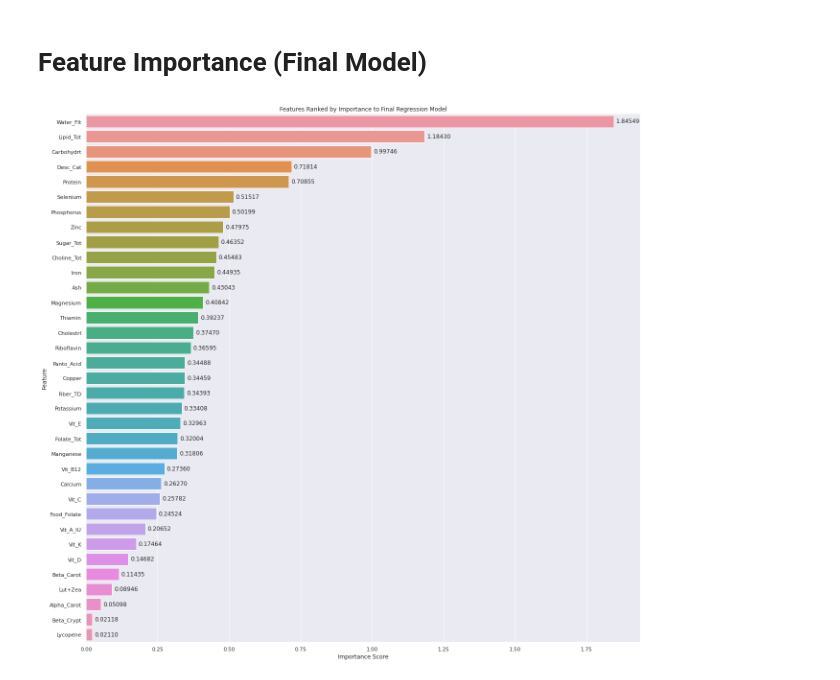
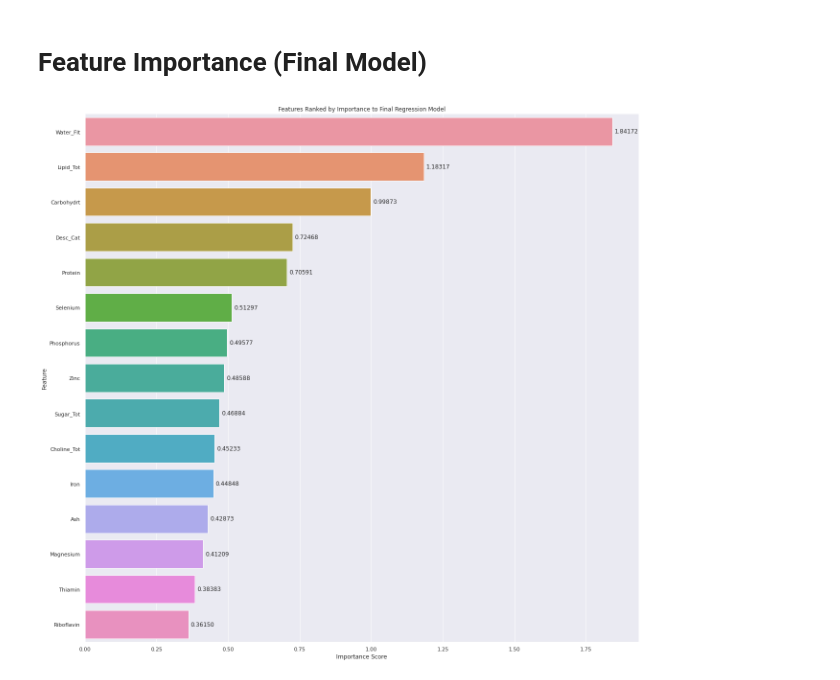
Before and after one commit to jbalda8/zotec_assessment, a Jupyter notebook: zotec_assessment.ipynb, the cells around one changed output. Cells and saved outputs as stored; diff of their text form; code cells hidden in the pictures.

```diff
--- a/zotec_assessment.ipynb
+++ b/zotec_assessment.ipynb
@@ -446 +510,7 @@ Decrease in negative log loss slows down around 10 and flattens around 15-20. I
+# %%
+# Get Data
+columns_chosen = columns_ordered[0:15]
+
+X_train = X_train[list(columns_chosen)]
+X_test = X_test[list(columns_chosen)]
 # %% [markdown]
@@ -530,32 +579,14 @@ params_set = {
-# %%
-from sklearn import preprocessing
-
-# Get labels for chosen columns (same as columns_chosen)
-labels = [col for col in X_train]
-
-LE = preprocessing.LabelEncoder()
-
-X_train['Desc_Cat'] = LE.fit_transform(X_train['Desc_Cat'])
-
-# Ravel train data
-y_train = np.ravel(y_train)
-
-# Use mutual information for feature importance
-fs = SelectKBest(score_func=mutual_info_regression, k='all')
-fs.fit(X_train, y_train)
-
-# Put importance scores into dataframe and order
-df_importance = pd.DataFrame({'labels': labels, 'importance': fs.scores_})
-df_importance_sorted = df_importance.sort_values(by='importance', ascending=False)
 # %% [markdown]
 ### Tuning Learning Rate
 # %%
 params_test = {
-    'learning_rate': [i/100 for i in range(1, 26, 2)]
+    'learning_rate': [i/100 for i in range(1, 40, 2)]
 }
 
+# Create initial param set
+params_set = {}
 
-grid_result = tuneXGBoost(params_set, params_test, first_time=False, X_train=X_train, y_train=y_train, best_k=best_k)
+[grid_result, best_k] = tuneXGBoost(params_set, params_test)
 # %%
 best_params = grid_result.best_params_
 mergeDict(params_set, best_params)
@@ -653,7 +684,7 @@ params_set
 # Final Train and Test
 # %%
 # Final Train with all tuned parameters
-XGB_F = xgb.XGBRegressor(enable_categorical=True, tree_method='hist', objective='reg:squarederror', eval_metric='logloss', n_estimators=100, n_jobs=-1)
+XGB_F = xgb.XGBRegressor(enable_categorical=True, tree_method='hist', objective='reg:squarederror', eval_metric='logloss', n_estimators=15, n_jobs=-1)
 XGB_F.set_params(**params_set)
 XGB_F.fit(X_train, y_train)
 # %% [output]
@@ -694,31 +725,33 @@ Explained Variance: 0.99414
 # %%
 from sklearn import preprocessing
 
+X_train_encoded = X_train.copy()
+
 # Get labels for chosen columns (same as columns_chosen)
-labels = [col for col in df_prep_x]
+labels = [col for col in X_train]
 
 LE = preprocessing.LabelEncoder()
 
-X_train['Desc_Cat'] = LE.fit_transform(X_train['Desc_Cat'])
+X_train_encoded['Desc_Cat'] = LE.fit_transform(X_train_encoded['Desc_Cat'])
 
 # Ravel train data
-y_train = np.ravel(y_train)
+y_train_ravel = np.ravel(y_train)
 
 # Use mutual information for feature importance
 fs = SelectKBest(score_func=mutual_info_regression, k='all')
-fs.fit(X_train, y_train)
+fs.fit(X_train_encoded, y_train_ravel)
 
 # Put importance scores into dataframe and order
 df_importance = pd.DataFrame({'labels': labels, 'importance': fs.scores_})
 df_importance_sorted = df_importance.sort_values(by='importance', ascending=False)
 
 # Graph feature importances by feature
 ax=sns.barplot(x='importance', y='labels', data=df_importance_sorted, orient='h')
 ax.bar_label(container=ax.containers[0], fmt='%1.5f', label_type='edge', padding=5)
 sns.set(rc={'figure.figsize':(20.7, 20.27)})
 plt.title('Features Ranked by Importance to Final Regression Model')
 plt.xlabel('Importance Score')
 plt.ylabel('Feature')
 plt.show()
 # %% [output]
-[figure, old version]
+[figure, new version]
```
Also changed, not shown: parts of 26 cells of this notebook.
